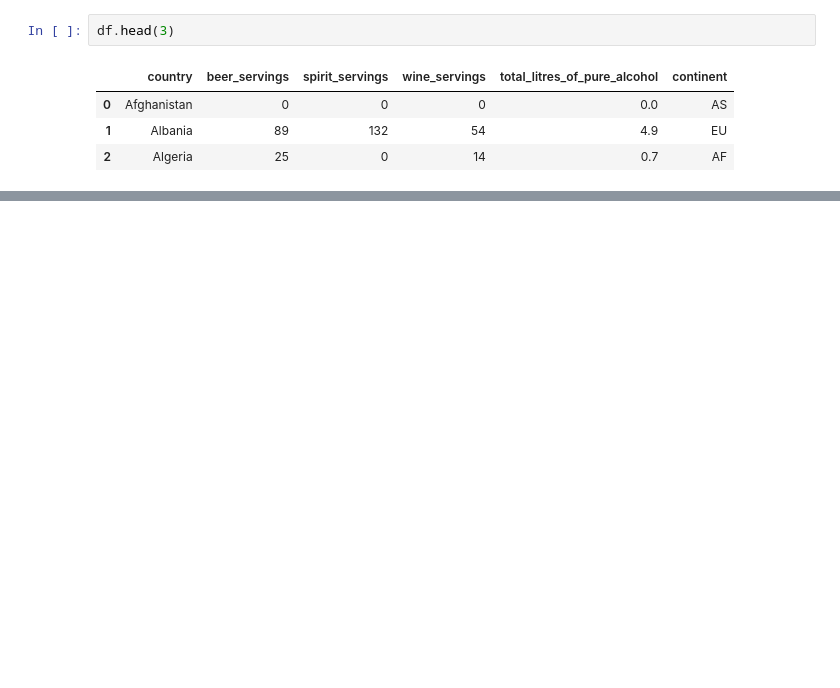
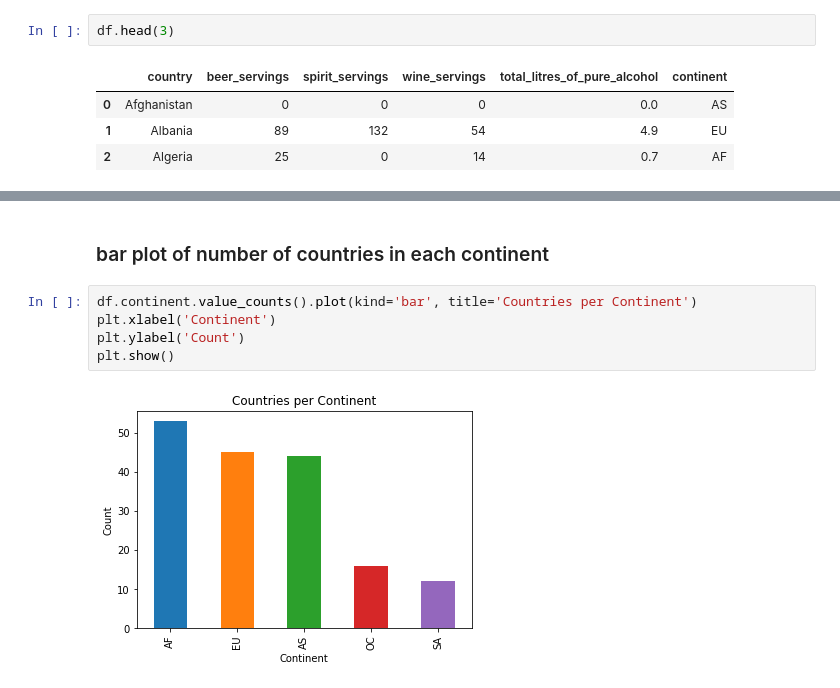
Before and after one commit to stampovaniq/ProgressBG-MLwithPython-Code, a Jupyter notebook: matplotlib_pandas_and_seaborn/pandas_and_mpl.ipynb, the cells around one changed output, grey strips where cells are left out. Cells and saved outputs as stored; diff of their text form; blank space fills up the shorter version.

```diff
--- a/matplotlib_pandas_and_seaborn/pandas_and_mpl.ipynb
+++ b/matplotlib_pandas_and_seaborn/pandas_and_mpl.ipynb
@@ -37,0 +73,9 @@ df.isnull()
+# %% [markdown]
+### bar plot of number of countries in each continent
+# %%
+df.continent.value_counts().plot(kind='bar', title='Countries per Continent')
+plt.xlabel('Continent')
+plt.ylabel('Count')
+plt.show()
+# %% [output]
+[figure, added]
```
Also changed, not shown: parts of 12 cells of this notebook, 3 other files.
